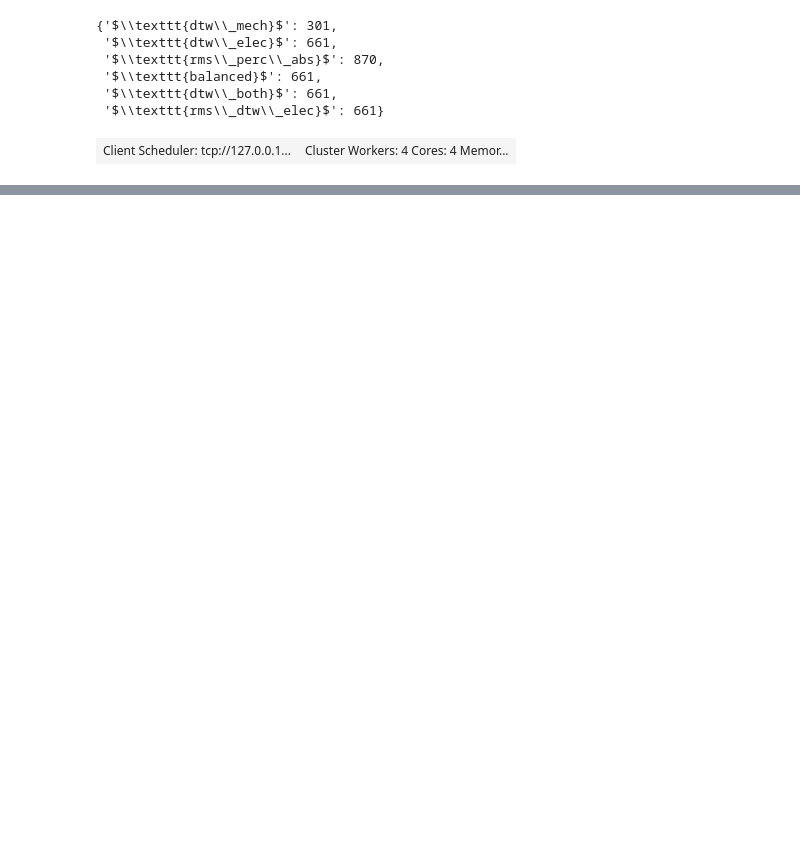
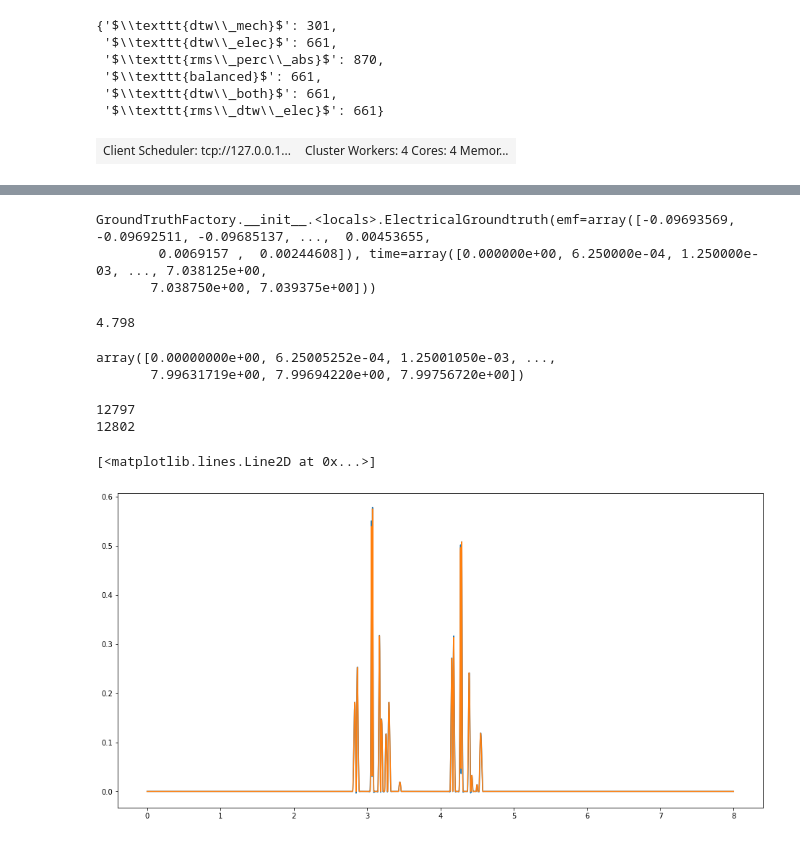
Before and after one commit to mnicstruwig/FlexibleFluxSimulator, a Jupyter notebook: experiments/2020-05-22-Analyze-Grid-Results.ipynb, the cells around one changed output, grey strips where cells are left out. Drawn from its saved outputs; the diff is of its cells as text; code cells hidden in the pictures; blank space fills up the shorter version.

```diff
--- a/experiments/2020-05-22-Analyze-Grid-Results.ipynb
+++ b/experiments/2020-05-22-Analyze-Grid-Results.ipynb
@@ -632,0 +682,13 @@ compare_elec('joined.parquet', groundtruth, chosen_model_id, input_, device)
+# %%
+g = groundtruth['A'][0]
+g.elec
+# %% [output]
+GroundTruthFactory.__init__.<locals>.ElectricalGroundtruth(emf=array([-0.09693569, -0.09692511, -0.09685137, ...,  0.00453655,
+        0.0069157 ,  0.00244608]), time=array([0.000000e+00, 6.250000e-04, 1.250000e-03, ..., 7.038125e+00,
+       7.038750e+00, 7.039375e+00]))
+# %%
+pred_time = df_sample['time'].values
+pred_emf = df_sample['emf'].values
+
+truth_time = g.elec.time
+truth_emf = g.elec.emf
@@ -632,0 +702,43 @@ compare_elec('joined.parquet', groundtruth, chosen_model_id, input_, device)
+# %%
+# Start experiment
+from scipy import signal
+
+# sampling periods
+sampling_period_pred_time = np.mean(np.gradient(pred_time))
+sampling_period_truth_time = np.mean(np.gradient(truth_time))
+
+# Figure out up/down sampling ratio
+ratio = sampling_period_pred_time/sampling_period_truth_time
+ratio = np.round(ratio, 3)
+up = ratio*1e3
+down = 1e3
+
+# We need to do a resampling period first
+pred_emf_scaled = signal.resample_poly(pred_emf, up, down)
+# %%
+print(ratio)
+# %% [output]
+4.798
+# %%
+pred_time_scaled = np.arange(0., max(pred_time), sampling_period_pred_time/ratio)
+pred_time_scaled
+# %% [output]
+array([0.00000000e+00, 6.25005252e-04, 1.25001050e-03, ...,
+       7.99631719e+00, 7.99694220e+00, 7.99756720e+00])
+# %%
+print(len(pred_time_scaled))
+print(len(pred_emf_scaled))
+
+# Just make sure any odd samples get clipped
+pred_emf_scaled = pred_emf_scaled[:len(pred_time_scaled)]
+pred_time_scaled = pred_time_scaled[:len(pred_emf_scaled)]
+
+# Plot
+plt.figure(figsize=(16, 8))
+plt.plot(pred_time_scaled, pred_emf_scaled)
+plt.plot(pred_time, pred_emf)
+# %% [output]
+12797
+12802
+[<matplotlib.lines.Line2D at 0x...>]
+[figure, added]
```
Also changed, not shown: parts of 32 cells of this notebook, 6 other files.
